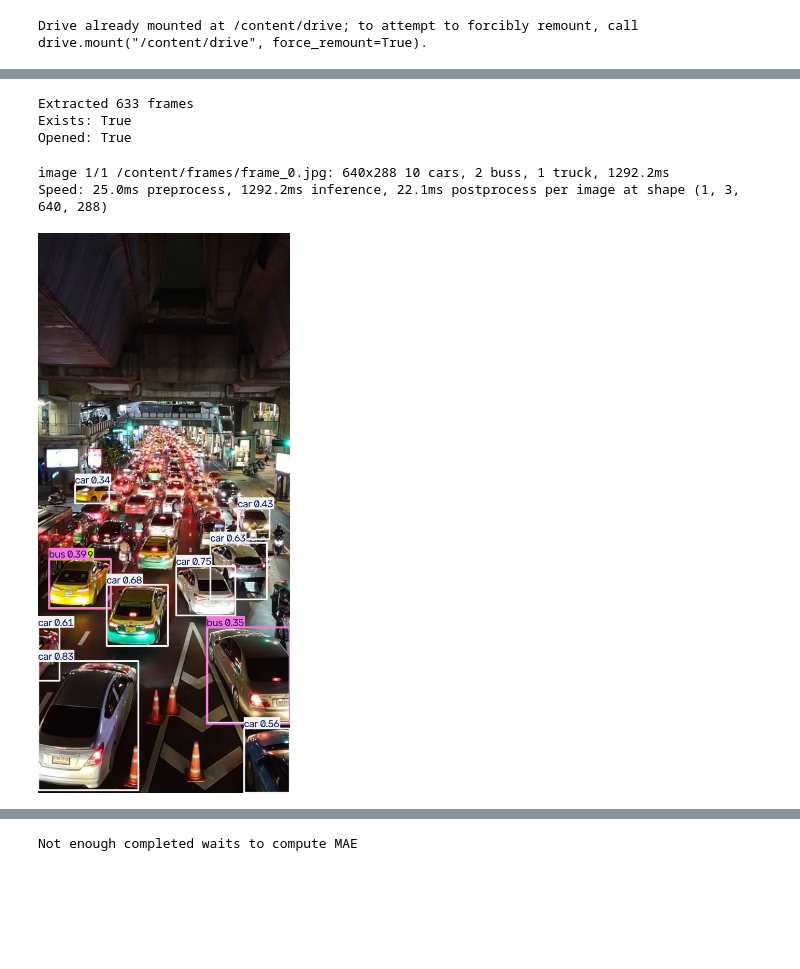
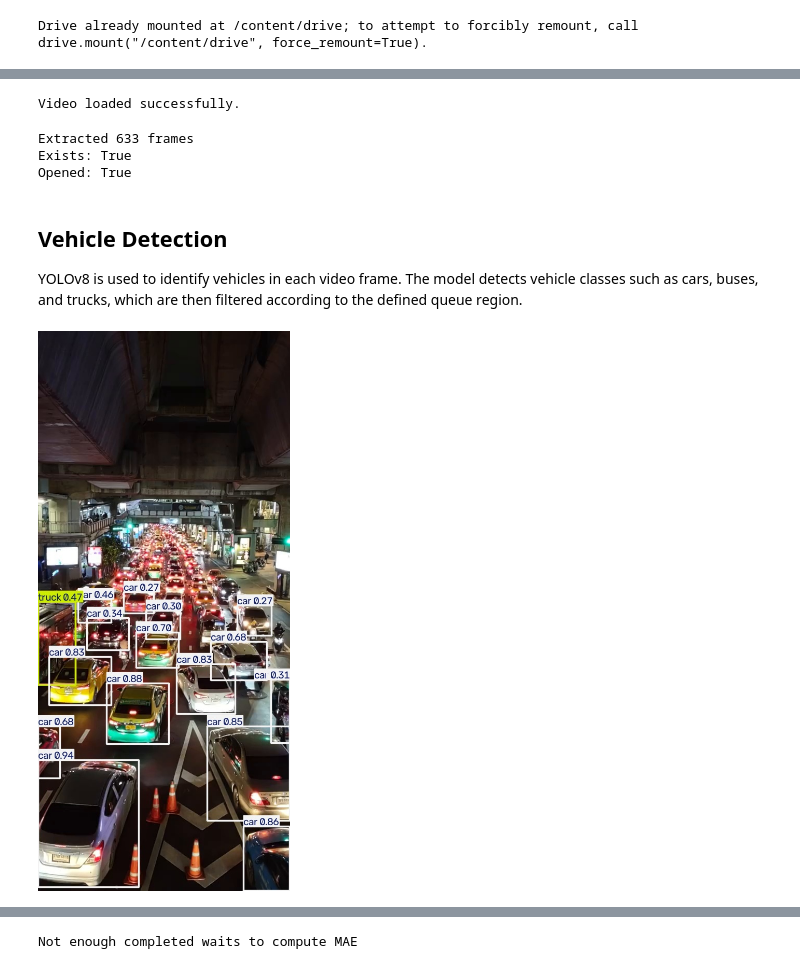
Before and after one commit to Htethwk/vehicle-queue-monitor, a Jupyter notebook: Computer_Vision_and_Wait_time.ipynb, the cells around one changed output, grey strips where cells are left out. Saved outputs shown, nothing was run; the diff lists cells and outputs as text; code cells hidden in the pictures; blank space fills up the shorter version.

```diff
--- a/Computer_Vision_and_Wait_time.ipynb
+++ b/Computer_Vision_and_Wait_time.ipynb
@@ -67,3 +47,15 @@ Size: 3.14 MB
+# %%
+video_path = "/content/drive/MyDrive/VehicleQueueProject/video.mp4"
+frames_dir = "/content/frames"
+
+os.makedirs(frames_dir, exist_ok=True)
+
+if not os.path.exists(video_path):
+    raise FileNotFoundError(f"Video not found: {video_path}")
+
+print("Video loaded successfully.")
+# %% [output]
+Video loaded successfully.
 # %%
 #Queue Region of Interest (ROI)
 FPS = 30
@@ -110,25 +102,29 @@ print("Opened:", cap.isOpened())
 Extracted 633 frames
 Exists: True
 Opened: True
+# %% [markdown]
+## Vehicle Detection
+
+YOLOv8 is used to identify vehicles in each video frame. The model detects
+vehicle classes such as cars, buses, and trucks, which are then filtered
+according to the defined queue region.
 # %%
-model = YOLO('yolov8n.pt')
+model = YOLO('yolov8s.pt')
 
 frames_dir = '/content/frames'
 image_path = os.path.join(frames_dir, 'frame_0.jpg')
 
 output_dir = '/content/VehicleQueueProject'
 os.makedirs(output_dir, exist_ok=True)
 
-results = model(image_path)
+results = model(image_path, verbose=False)
 output_path = os.path.join(output_dir, 'results.jpg')
 
 
 results[0].save(output_path)
 display(Image(filename=output_path))
 # %% [output]
-image 1/1 /content/frames/frame_0.jpg: 640x288 10 cars, 2 buss, 1 truck, 1292.2ms
-Speed: 25.0ms preprocess, 1292.2ms inference, 22.1ms postprocess per image at shape (1, 3, 640, 288)
-[figure, old version]
+[figure, new version]
 # %%
 frame_id = 0
 entry_frames = {}
```
Also changed, not shown: parts of 7 cells of this notebook.
